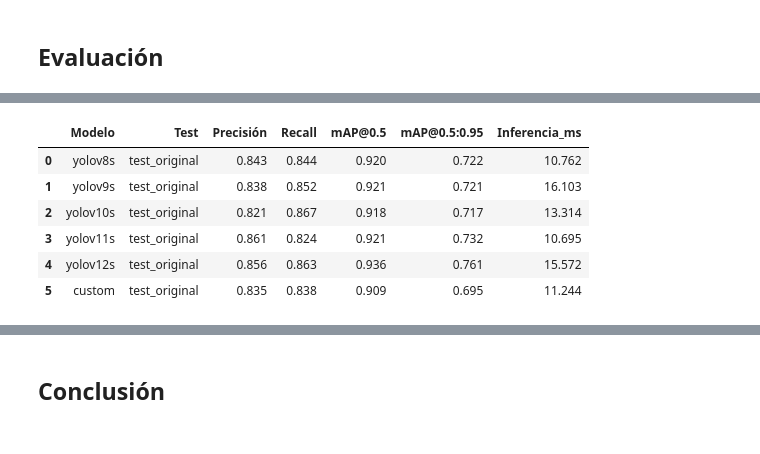
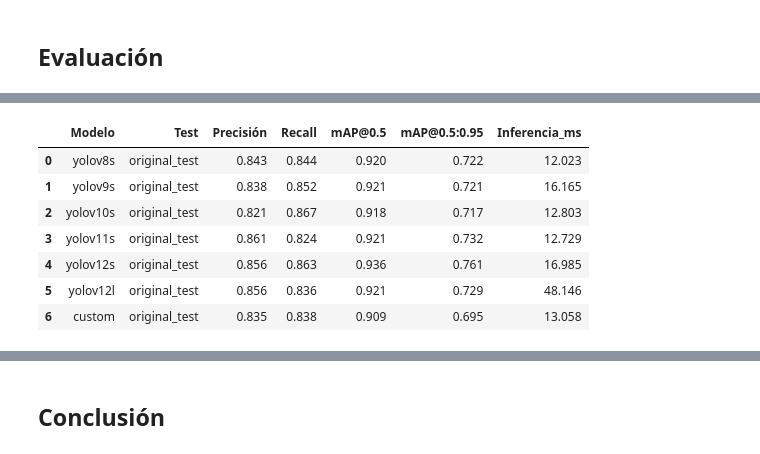
Before and after one commit to AigarciabFabero/TFM, a Jupyter notebook: 04.Codigo/YolovX.ipynb, the cells around one changed output, grey strips where cells are left out. Cells and saved outputs as stored; diff of their text form; code cells hidden in the pictures.

```diff
--- a/04.Codigo/YolovX.ipynb
+++ b/04.Codigo/YolovX.ipynb
@@ -350,7 +350,7 @@ plot_utils.create_and_save_individual_plot(dfs, plots_dir,'cls_loss', ['train/cl
 ## **Evaluación**
 # %%
 # tests = ["test_original"]
-tests = ["test_original", "test", "test2", "test3"]
+tests = ["original_test", "test", "test2", "test3"]
 
 results = evaluation.evaluate_models(tests=tests, IoU=0.5)
 # %% [output]
@@ -438,12 +442,13 @@ val: Fast image access  (ping: 0.10.0 ms, read: 833.4359.2 MB/s, size: 90.9 KB)
 # %%
 # RESULTADOS CUANDO SE CARGARON LAS ANOTACIONES DE TEST ORIGINAL
 df = pd.DataFrame(results)
-display(df[df["Test"] == "test_original"])
+display(df[df["Test"] == "original_test"])
 # %% [output]
 |  | Modelo | Test | Precisión | Recall | mAP@0.5 | mAP@0.5:0.95 | Inferencia_ms |
-| 0 | yolov8s | test_original | 0.843 | 0.844 | 0.920 | 0.722 | 10.762 |
-| 1 | yolov9s | test_original | 0.838 | 0.852 | 0.921 | 0.721 | 16.103 |
-| 2 | yolov10s | test_original | 0.821 | 0.867 | 0.918 | 0.717 | 13.314 |
-| 3 | yolov11s | test_original | 0.861 | 0.824 | 0.921 | 0.732 | 10.695 |
-| 4 | yolov12s | test_original | 0.856 | 0.863 | 0.936 | 0.761 | 15.572 |
-| 5 | custom | test_original | 0.835 | 0.838 | 0.909 | 0.695 | 11.244 |
+| 0 | yolov8s | original_test | 0.843 | 0.844 | 0.920 | 0.722 | 12.023 |
+| 1 | yolov9s | original_test | 0.838 | 0.852 | 0.921 | 0.721 | 16.165 |
+| 2 | yolov10s | original_test | 0.821 | 0.867 | 0.918 | 0.717 | 12.803 |
+| 3 | yolov11s | original_test | 0.861 | 0.824 | 0.921 | 0.732 | 12.729 |
+| 4 | yolov12s | original_test | 0.856 | 0.863 | 0.936 | 0.761 | 16.985 |
+| 5 | yolov12l | original_test | 0.856 | 0.836 | 0.921 | 0.729 | 48.146 |
+| 6 | custom | original_test | 0.835 | 0.838 | 0.909 | 0.695 | 13.058 |
```
Also changed, not shown: parts of 6 cells of this notebook, 19 other files.
